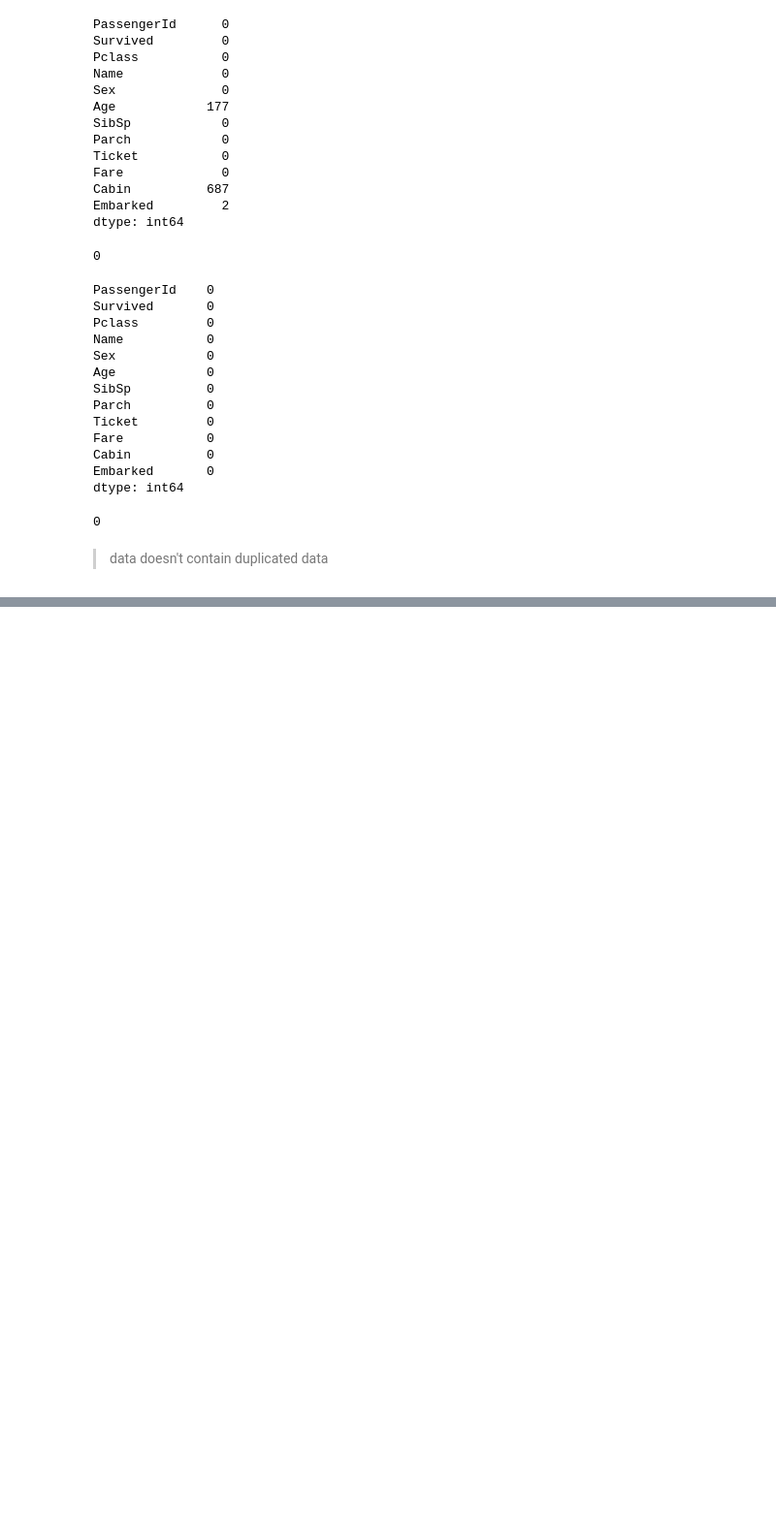
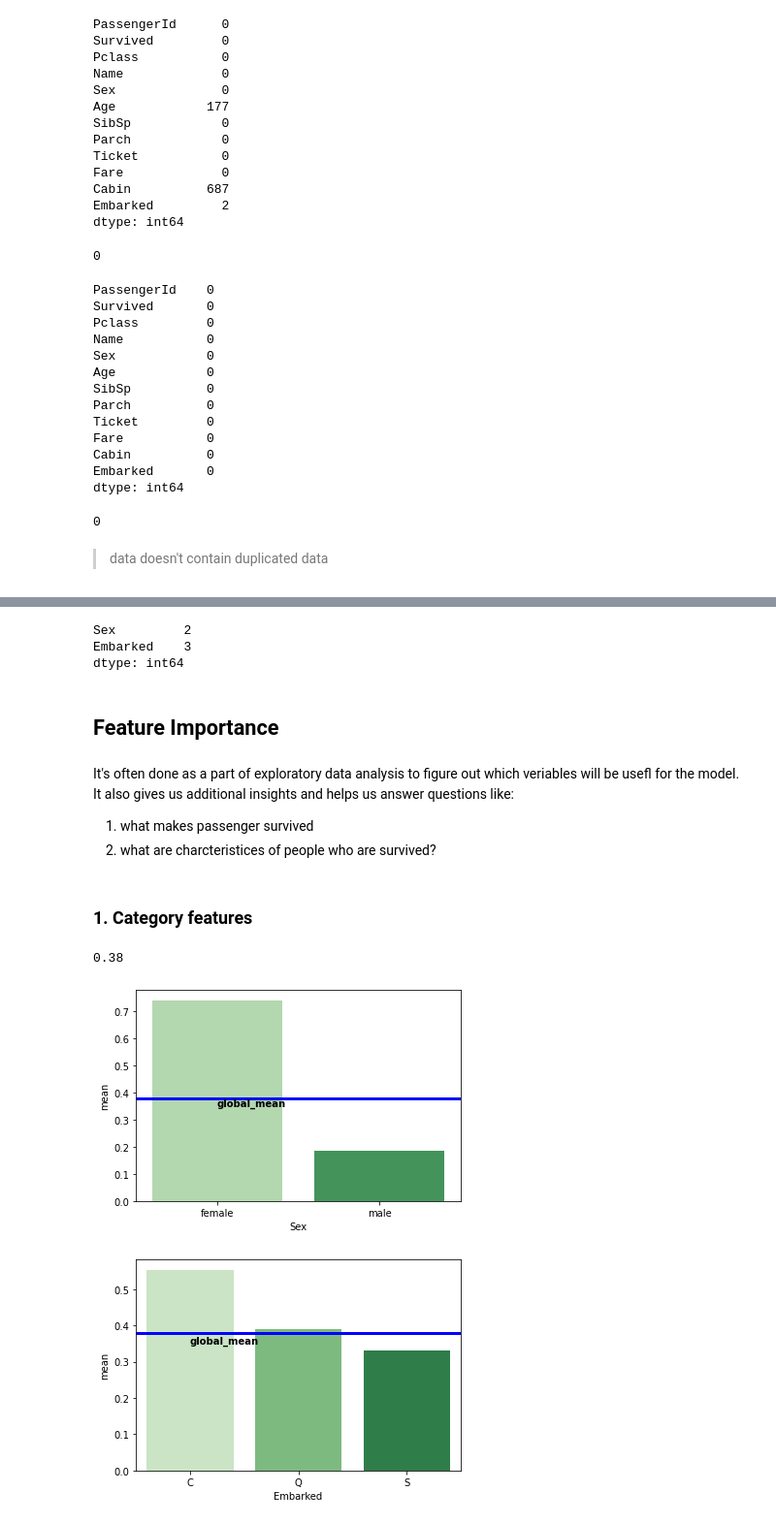
Before and after one commit to mohamedabdalltif/Titanic_survived_prediction, a Jupyter notebook: Titanic_pred.ipynb, the cells around one changed output, grey strips where cells are left out. Shown at 97% size. Saved outputs shown, nothing was run; the diff lists cells and outputs as text; code cells hidden in the pictures; blank space fills up the shorter version.

```diff
--- a/Titanic_pred.ipynb
+++ b/Titanic_pred.ipynb
@@ -274,0 +227,2 @@ Name: Ticket, Length: 881, dtype: object
+# %%
+train_df=train_df.drop(['Ticket'],axis=1)
@@ -274,0 +301,3 @@ Name: Ticket, Length: 881, dtype: object
+# %%
+categorical=list(train_df.select_dtypes(include=['object']).columns)
+numerical=list(train_df.select_dtypes(include=['number']).columns)
@@ -274,0 +314,34 @@ Name: Ticket, Length: 881, dtype: object
+# %%
+categorical.remove('Name')
+categorical.remove('Cabin')
+# %%
+train_df[categorical].nunique()
+# %% [output]
+Sex         2
+Embarked    3
+dtype: int64
+# %% [markdown]
+## Feature Importance
+# %% [markdown]
+It's often done as a part of exploratory data analysis to figure out which veriables will be usefl for the model. It also gives us additional insights and helps us answer questions like:
+1. what makes passenger survived
+2. what are charcteristices of people who are survived?
+# %% [markdown]
+### 1. Category features
+# %%
+#global mean is measured on target only
+global_mean=train_df.Survived.mean()
+round(global_mean,2)
+# %% [output]
+0.38
+# %%
+# for all categorical features
+for feature in categorical:
+    train_df_group=train_df.groupby(by=feature).Survived.agg(['mean']).reset_index()
+    graph=sns.barplot(x=feature,y='mean',data=train_df_group,palette='Greens')
+    graph.axhline(global_mean,linewidth=3,color='b')
+    plt.text(0,global_mean-0.03,'global_mean',color='black',weight='semibold')
+    plt.show()
+# %% [output]
+[figure, added]
+[figure, added]
```
Also changed, not shown: parts of 35 cells of this notebook.
